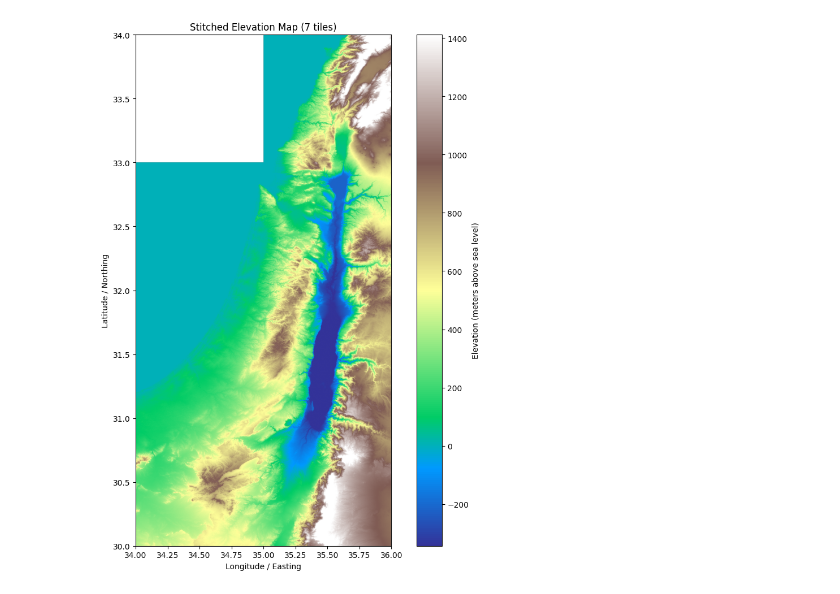
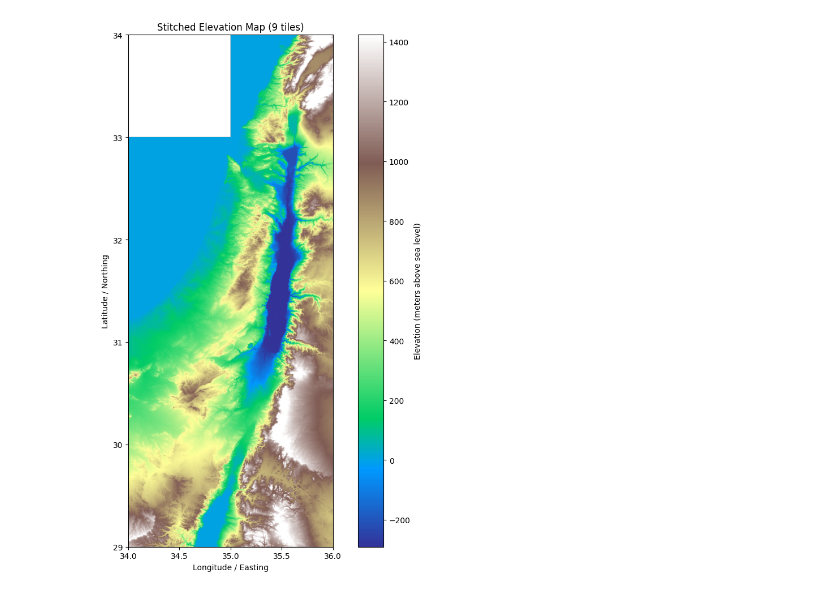
Before and after one commit to jadosh123/SparseData-AI-Precipitation-Forecasting, a Jupyter notebook: src/weather_engine/spatial_interpolation.ipynb, the cells around one changed output. Drawn from its saved outputs; the diff is of its cells as text; code cells hidden in the pictures.

```diff
--- a/src/weather_engine/spatial_interpolation.ipynb
+++ b/src/weather_engine/spatial_interpolation.ipynb
@@ -6,7 +6,7 @@ from pathlib import Path
 import numpy as np
 
 # Directory containing the .hgt files
-data_dir = Path("../../data/SRTMGL1_003-20260321_112154")
+data_dir = Path("../../data/elevation_data")
 hgt_files = list(data_dir.glob("*.hgt"))
 
 src_files_to_mosaic = []
@@ -33,31 +33,31 @@ try:
     # ------ THE COLOR FIX ------
     # Detect the bad "no-data" constant (-32768) and overwrite it with NaN
     nodata = src_files_to_mosaic[0].nodata if src_files_to_mosaic[0].nodata is not None else -32768
     display_elevation[display_elevation <= nodata] = np.nan
 
     # Calculate vmin/vmax ignoring the NaNs
     valid_data = display_elevation[~np.isnan(display_elevation)]
     vmin, vmax = np.percentile(valid_data, [2, 98])
     # ---------------------------
 
     # Set up plot
     fig, ax = plt.subplots(figsize=(12, 10))
 
     # Matplotlib will organically treat 'np.nan' as transparent/white space
     img = ax.imshow(display_elevation, cmap='terrain', extent=extent, vmin=vmin, vmax=vmax)
 
     cbar = plt.colorbar(img, ax=ax, fraction=0.046, pad=0.04)
     cbar.set_label('Elevation (meters above sea level)')
 
     ax.set_title(f"Stitched Elevation Map ({len(hgt_files)} tiles)")
     ax.set_xlabel('Longitude / Easting')
     ax.set_ylabel('Latitude / Northing')
 
     plt.tight_layout()
     plt.show()
 
 finally:
     for src in src_files_to_mosaic:
         src.close()
 # %% [output]
-[figure, old version]
+[figure, new version]
```
Also changed, not shown: parts of 3 cells of this notebook, 2 other files.
